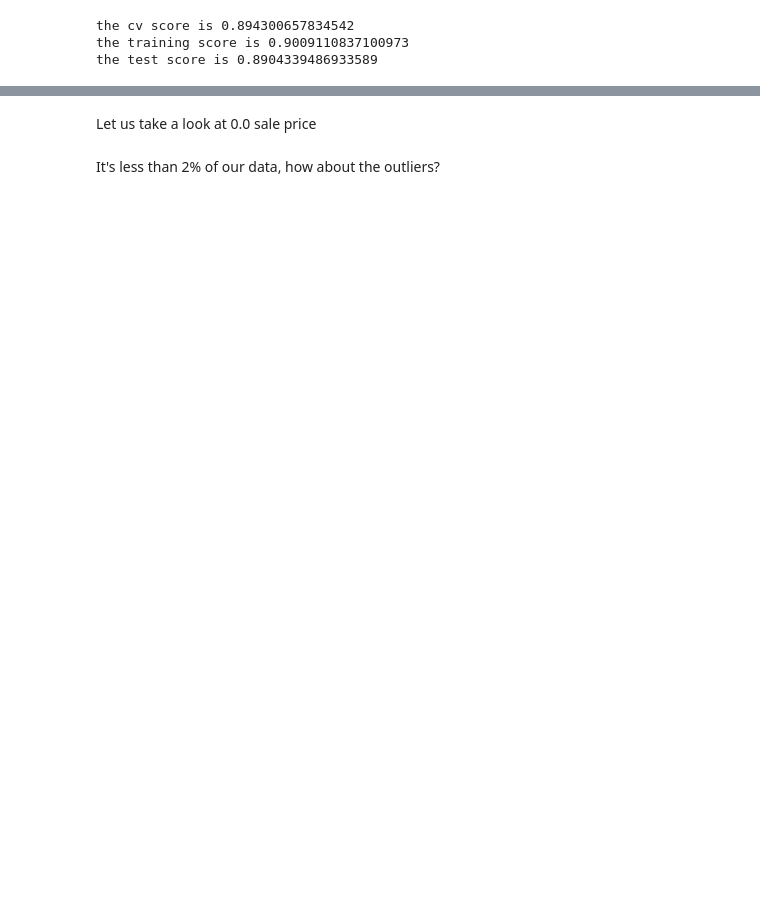
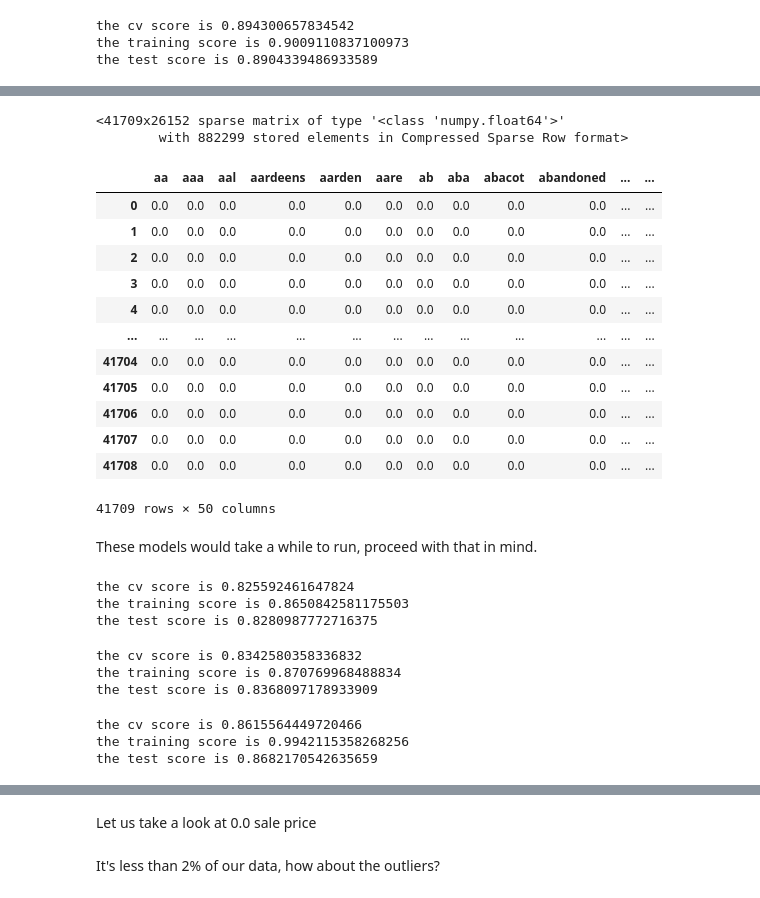
Before and after one commit to Chiuchiyin/Coding-fun, a Jupyter notebook: Pet Sale Price/EDA, data cleaning and modelling.ipynb, the cells around one changed output, grey strips where cells are left out. Cells and saved outputs as stored; diff of their text form; code cells hidden in the pictures; blank space fills up the shorter version.

Commit message:
ml model
high low model
starting on price prediction model

```diff
--- a/Pet Sale Price/EDA, data cleaning and modelling.ipynb
+++ b/Pet Sale Price/EDA, data cleaning and modelling.ipynb
@@ -701,3 +415,7 @@ def clean_text(row):
 # %%
-X_more
+df_text = df_clean
+df_text['text'] = df_text.apply(combine_text, axis=1)
+df_text['text'] = df_text['text'].apply(clean_text)
+df_text['text'] = df_text['text'].apply(standardize)
+df_text
 # %% [output]
@@ -716,0 +435,30 @@ X_more
+# %%
+from sklearn.feature_extraction.text import TfidfVectorizer
+vectorizer = TfidfVectorizer(stop_words='english', token_pattern=u'(?ui)\\b\\w*[a-z]+\\w*[a-z]\\b')
+# %%
+vectorizer.fit(df_text.text)
+text_vec = vectorizer.transform(df_text.text)
+text_vec
+# %% [output]
+<41709x26152 sparse matrix of type '<class 'numpy.float64'>'
+        with 882299 stored elements in Compressed Sparse Row format>
+# %%
+# convert the text_vec to dataframe
+df  = pd.DataFrame(text_vec.todense(),
+                   columns = vectorizer.get_feature_names())
+
+df.transpose().head(50).transpose()
+# %% [output]
+|  | aa | aaa | aal | aardeens | aarden | aare | ab | aba | abacot | abandoned | ... | ... |
+| 0 | 0.0 | 0.0 | 0.0 | 0.0 | 0.0 | 0.0 | 0.0 | 0.0 | 0.0 | 0.0 | ... | ... |
+| 1 | 0.0 | 0.0 | 0.0 | 0.0 | 0.0 | 0.0 | 0.0 | 0.0 | 0.0 | 0.0 | ... | ... |
+| 2 | 0.0 | 0.0 | 0.0 | 0.0 | 0.0 | 0.0 | 0.0 | 0.0 | 0.0 | 0.0 | ... | ... |
+| 3 | 0.0 | 0.0 | 0.0 | 0.0 | 0.0 | 0.0 | 0.0 | 0.0 | 0.0 | 0.0 | ... | ... |
+| 4 | 0.0 | 0.0 | 0.0 | 0.0 | 0.0 | 0.0 | 0.0 | 0.0 | 0.0 | 0.0 | ... | ... |
+| ... | ... | ... | ... | ... | ... | ... | ... | ... | ... | ... | ... | ... |
+| 41704 | 0.0 | 0.0 | 0.0 | 0.0 | 0.0 | 0.0 | 0.0 | 0.0 | 0.0 | 0.0 | ... | ... |
+| 41705 | 0.0 | 0.0 | 0.0 | 0.0 | 0.0 | 0.0 | 0.0 | 0.0 | 0.0 | 0.0 | ... | ... |
+| 41706 | 0.0 | 0.0 | 0.0 | 0.0 | 0.0 | 0.0 | 0.0 | 0.0 | 0.0 | 0.0 | ... | ... |
+| 41707 | 0.0 | 0.0 | 0.0 | 0.0 | 0.0 | 0.0 | 0.0 | 0.0 | 0.0 | 0.0 | ... | ... |
+| 41708 | 0.0 | 0.0 | 0.0 | 0.0 | 0.0 | 0.0 | 0.0 | 0.0 | 0.0 | 0.0 | ... | ... |
+41709 rows × 50 columns
@@ -716,0 +470,23 @@ X_more
+# %% [markdown]
+These models would take a while to run, proceed with that in mind.
+# %%
+dtc = DecisionTreeClassifier(max_depth=15)
+model_fitter(dtc, X_nlp_train, y_nlp_train, X_nlp_test, y_nlp_test)
+# %% [output]
+the cv score is 0.825592461647824
+the training score is 0.8650842581175503
+the test score is 0.8280987772716375
+# %%
+bagger_dtc = BaggingClassifier(base_estimator = dtc, max_samples=1.)
+model_fitter(bagger_dtc, X_nlp_train, y_nlp_train, X_nlp_test, y_nlp_test)
+# %% [output]
+the cv score is 0.8342580358336832
+the training score is 0.870769968488834
+the test score is 0.8368097178933909
+# %%
+random_forest_dtc = RandomForestClassifier(max_depth=None, n_estimators=10, max_features = 300)
+model_fitter(random_forest_dtc, X_nlp_train, y_nlp_train, X_nlp_test, y_nlp_test)
+# %% [output]
+the cv score is 0.8615564449720466
+the training score is 0.9942115358268256
+the test score is 0.8682170542635659
```
Also changed, not shown: parts of 54 cells of this notebook.
